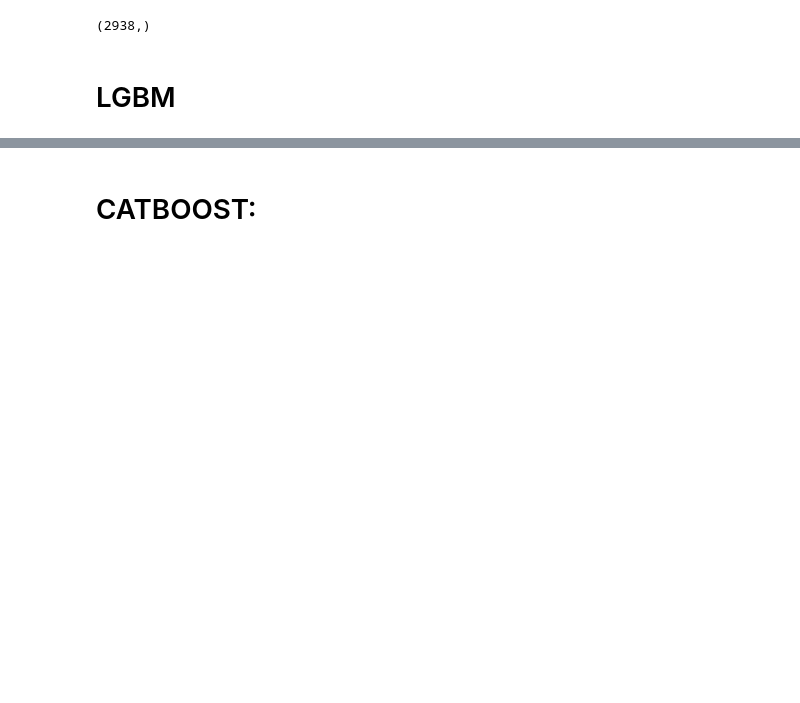
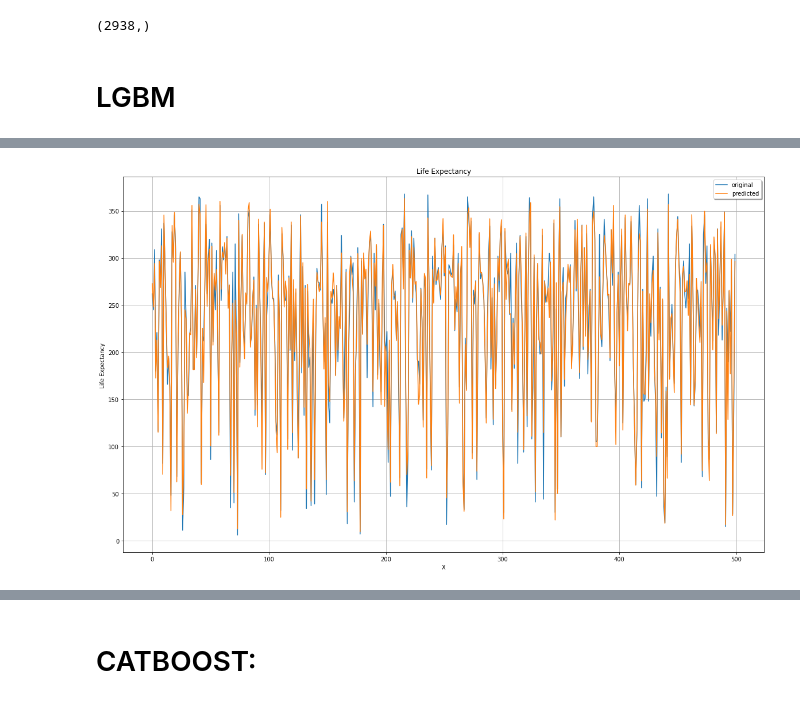
Before and after one commit to DorMiz43/ML_case_study, a Jupyter notebook: life_expec.ipynb, the cells around one changed output, grey strips where cells are left out. Saved outputs shown, nothing was run; the diff lists cells and outputs as text; code cells hidden in the pictures; blank space fills up the shorter version.

```diff
--- a/life_expec.ipynb
+++ b/life_expec.ipynb
@@ -162,6 +162,7 @@ X_train,X_test,y_train,y_test=train_test_split(X,y,test_size=0.17, random_state
 import lightgbm as lgb
 model=lgb.LGBMRegressor(num_leaves=10,learning_rate=0.08,n_estimators=4000,max_bin=55,bagging_fraction=0.9,bagging_freq=5,feature_fraction=0.2319,feature_fraction_seed=9, bagging_seed=9,min_data_in_leaf=15,min_sum_hessian_in_leaf=11)
 model.fit(X_train,y_train)
+y_pred=model.predict(X_test)
 print(model.score(X_train,y_train))
 model.score(X_test,y_test)
 # %% [output]
@@ -178,0 +180,13 @@ model.score(X_test,y_test)
+# %%
+X_ax=range(len(y_test))
+plt.figure(figsize=(20, 12))
+plt.plot(X_ax, y_test, label="original")
+plt.plot(X_ax,y_pred , label="predicted")
+plt.title("Life Expectancy")
+plt.xlabel('X')
+plt.ylabel('Life Expectancy ')
+plt.legend(loc='best',fancybox=True, shadow=True)
+plt.grid(True)
+plt.show()
+# %% [output]
+[figure, added]
```
Also changed, not shown: parts of 19 cells of this notebook, 6 other files.
